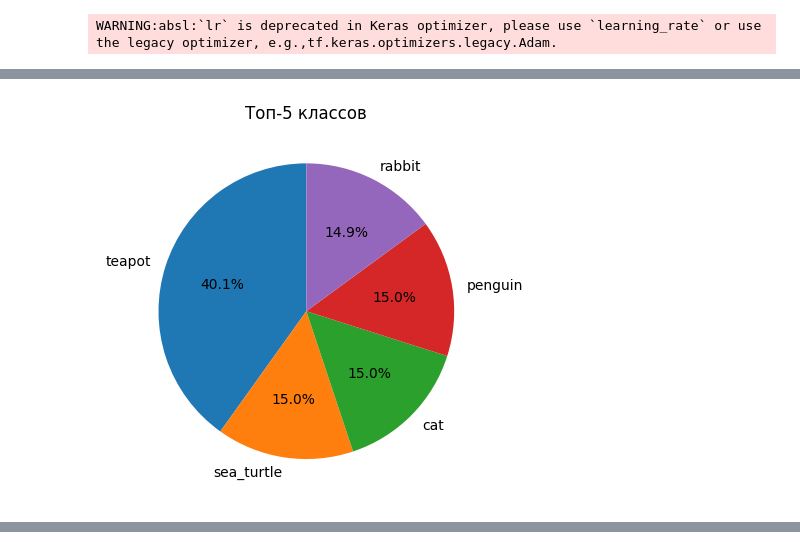
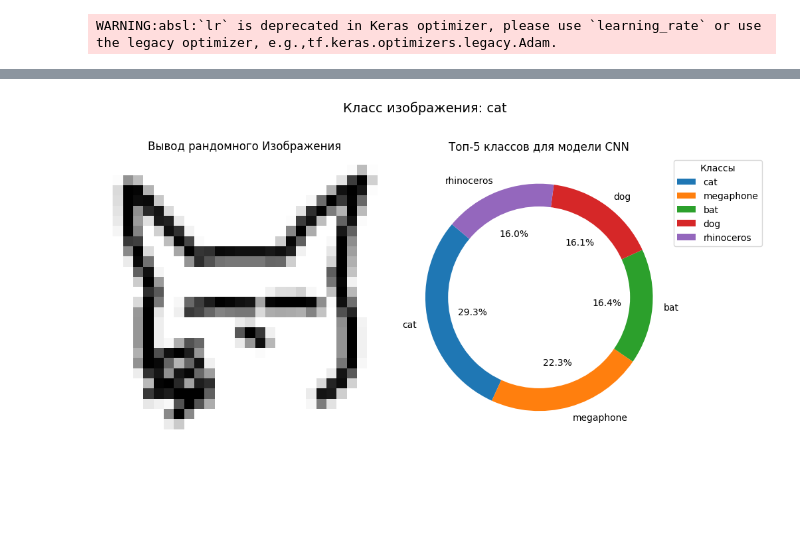
Before and after one commit to kostique23/kostique23.github.io, a Jupyter notebook: (Кулебякин_К_Д_)_Практическая_работа_№1_(задача_3).ipynb, the cells around one changed output, grey strips where cells are left out. Drawn from its saved outputs; the diff is of its cells as text; code cells hidden in the pictures; blank space fills up the shorter version.

```diff
--- a/(Кулебякин_К_Д_)_Практическая_работа_№1_(задача_3).ipynb
+++ b/(Кулебякин_К_Д_)_Практическая_работа_№1_(задача_3).ipynb
@@ -230,14 +242,41 @@ for i in range(len(ind)):
-# %%
-#@title Выводим круговую диаграмму
-# строим диаграмму с именами классов и соответствующими вероятностями в процентах для наших топ-5 классов
-
-labels = [class_names[i] for i in ind]
-sizes = [softmax_pred[i] * 100 for i in ind]
-
-fig, ax = plt.subplots()
-ax.pie(sizes, labels=labels, autopct='%1.1f%%', startangle=90)
-ax.set_title('Топ-5 классов')
-
-plt.show()
-# %% [output]
-[figure, removed]
+# %%
+#@title Вывод для CNN
+
+# Выбор рандомного изображения
+idx = randint(0, len(x_test))
+img = x_test[idx]
+
+# Создание сетки для изображения и графика
+plt.figure(figsize=(10, 5))
+
+# Первый подграфик - изображение
+plt.subplot(1, 2, 1)
+plt.imshow(img.squeeze(), cmap='gray_r')
+plt.title('Вывод рандомного Изображения')
+plt.axis('off')
+
+# Второй подграфик - диаграмма
+plt.subplot(1, 2, 2)
+pred = model.predict(np.expand_dims(img, axis=0))[0]
+softmax_pred = np.exp(pred) / np.sum(np.exp(pred))
+ind = (-softmax_pred).argsort()[:5]
+
+labels = [class_names[i] for i in ind]
+sizes = [softmax_pred[i] * 100 for i in ind]
+
+plt.pie(sizes, labels=labels, autopct='%1.1f%%', startangle=140)
+centre_circle = plt.Circle((0, 0), 0.80, fc='white')
+fig = plt.gcf()
+fig.gca().add_artist(centre_circle)
+plt.title('Топ-5 классов для модели CNN')
+plt.legend(labels, title="Классы", loc="upper right", bbox_to_anchor=(1.3, 1))
+
+# Добавление заголовка класса для выпадающего изображения
+class_idx = np.argmax(y_test[idx])
+class_name = class_names[class_idx]
+plt.suptitle(f'Класс изображения: {class_name}', y=1.05, fontsize=14)
+
+# Вывод графиков
+plt.tight_layout()
+plt.show()
+# %% [output]
@@ -243,0 +284 @@ plt.show()
+[figure, added]
```
Also changed, not shown: parts of 25 cells of this notebook.
